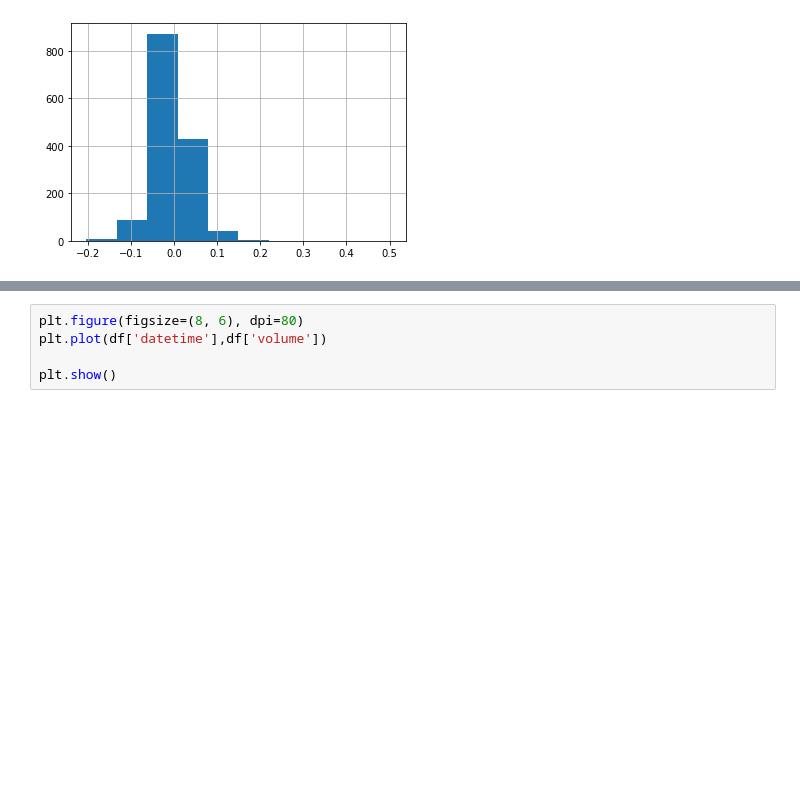
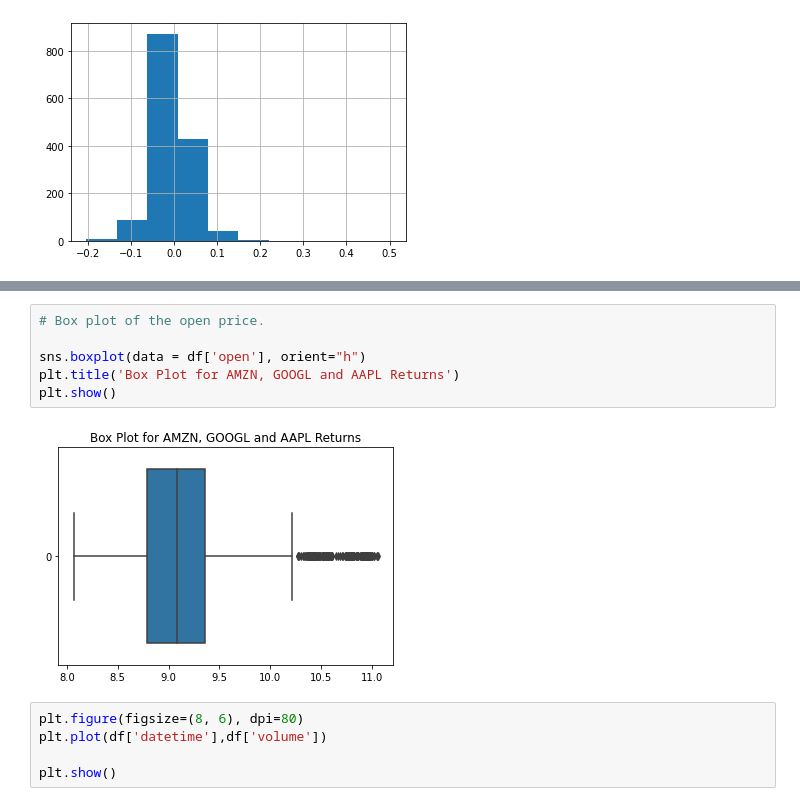
Before and after one commit to zachHFT/Optimal-Cryptocurrency-Trading-Strategies, a Jupyter notebook: eda.ipynb, the cells around one changed output, grey strips where cells are left out. Saved outputs shown, nothing was run; the diff lists cells and outputs as text; blank space fills up the shorter version.

```diff
--- a/eda.ipynb
+++ b/eda.ipynb
@@ -141,3 +146,11 @@ plt.show()
+# %%
+# Box plot of the open price.
+
+sns.boxplot(data = df['open'], orient="h")
+plt.title('Box Plot for AMZN, GOOGL and AAPL Returns')
+plt.show()
+# %% [output]
+[figure, added]
 # %%
 plt.figure(figsize=(8, 6), dpi=80)
 plt.plot(df['datetime'],df['volume'])
```
Also changed, not shown: parts of 11 cells of this notebook.
